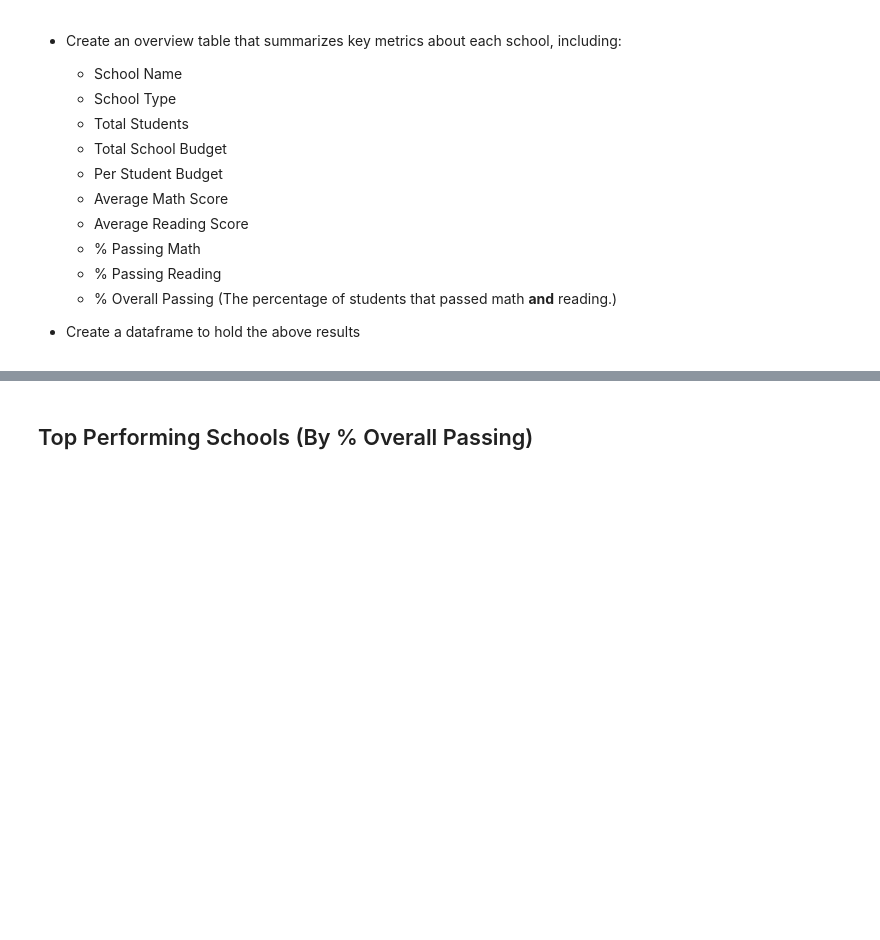
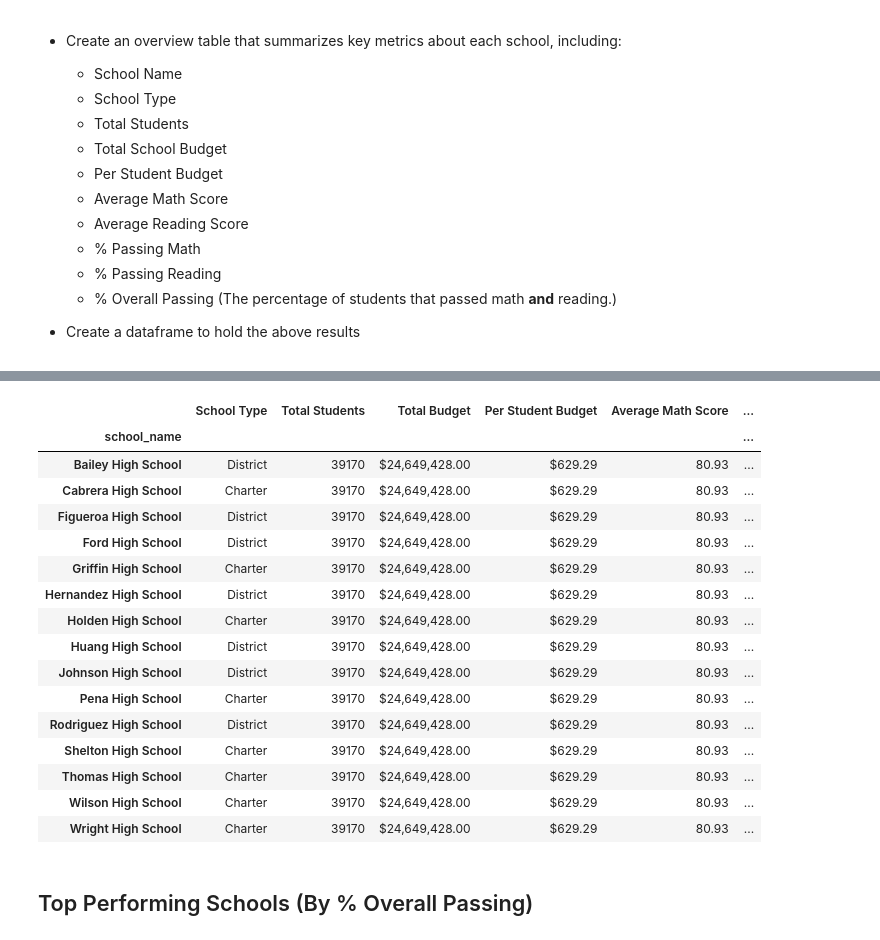
Before and after one commit to Noshaadahmed95/pandas-challenge, a Jupyter notebook: PyCitySchools_starter-checkpoint.ipynb, the cells around one changed output, grey strips where cells are left out. Drawn from its saved outputs; the diff is of its cells as text; code cells hidden in the pictures; blank space fills up the shorter version.

```diff
--- a/PyCitySchools_starter-checkpoint.ipynb
+++ b/PyCitySchools_starter-checkpoint.ipynb
@@ -97,3 +87,69 @@ pd.DataFrame(summary_dict)
+# %%
+a = school_data_complete.groupby(['school_name']).first()
+
+reading_score_average = a['reading_score'].mean()
+reading_score_average
+
+math_score_average = a['math_score'].mean()
+math_score_average
+
+number_of_students
+
+student_budget = a['budget'].mean()/a['size'].mean()
+student_budget
+
+total_budget = number_of_students * student_budget
+total_budget
+
+a1 = school_data_complete.loc[school_data_complete['math_score'] >=70].groupby(['school_name']).size()
+percenatge_passed_in_maths = a1/number_of_students*100
+
+a2 = school_data_complete.loc[school_data_complete['reading_score'] >=70].groupby(['school_name']).size()
+percenatge_passed_in_reading = a2/number_of_students*100
+
+a3 = school_data_complete.loc[(school_data_complete['math_score'] >=70) & (school_data_complete['reading_score'] >=70)].groupby(['school_name']).size()
+percenatge_passed_overall = a3/number_of_students*100
+
+summary = pd.DataFrame({'School Type': a['type'],
+                        'Total Students': number_of_students,
+                        'Total Budget' : total_budget,
+                       'Per Student Budget' : student_budget,
+                       'Average Math Score' : math_score_average,
+                       'Average Reading Score' : reading_score_average,
+                        '% Passing Math' : percenatge_passed_in_maths,
+                        '% Passing Reading' : percenatge_passed_in_reading,
+                        '% Overall Passing' : percenatge_passed_overall,
+                       })
+
+copy_of_summary = summary.copy()
+copy_of_summary['Total Budget'] = copy_of_summary['Total Budget'].map("${:,.2f}".format)
+copy_of_summary['Per Student Budget'] = copy_of_summary['Per Student Budget'].map("${:,.2f}".format)
+
+copy_of_summary['Average Math Score'] = copy_of_summary['Average Math Score'].map("{:,.2f}".format)
+copy_of_summary['Average Reading Score'] = copy_of_summary['Average Reading Score'].map("{:,.2f}".format)
+copy_of_summary['% Passing Math'] = copy_of_summary['% Passing Math'].map("{:,.2f}%".format)
+copy_of_summary['% Passing Reading'] = copy_of_summary['% Passing Reading'].map("{:,.2f}%".format)
+copy_of_summary['% Overall Passing'] = copy_of_summary['% Overall Passing'].map("{:,.2f}%".format)
+
+copy_of_summary
+# %% [output]
+|  | School Type | Total Students | Total Budget | Per Student Budget | Average Math Score | ... |
+| school_name |  |  |  |  |  | ... |
+| Bailey High School | District | 39170 | $24,649,428.00 | $629.29 | 80.93 | ... |
+| Cabrera High School | Charter | 39170 | $24,649,428.00 | $629.29 | 80.93 | ... |
+| Figueroa High School | District | 39170 | $24,649,428.00 | $629.29 | 80.93 | ... |
+| Ford High School | District | 39170 | $24,649,428.00 | $629.29 | 80.93 | ... |
+| Griffin High School | Charter | 39170 | $24,649,428.00 | $629.29 | 80.93 | ... |
+| Hernandez High School | District | 39170 | $24,649,428.00 | $629.29 | 80.93 | ... |
+| Holden High School | Charter | 39170 | $24,649,428.00 | $629.29 | 80.93 | ... |
+| Huang High School | District | 39170 | $24,649,428.00 | $629.29 | 80.93 | ... |
+| Johnson High School | District | 39170 | $24,649,428.00 | $629.29 | 80.93 | ... |
+| Pena High School | Charter | 39170 | $24,649,428.00 | $629.29 | 80.93 | ... |
+| Rodriguez High School | District | 39170 | $24,649,428.00 | $629.29 | 80.93 | ... |
+| Shelton High School | Charter | 39170 | $24,649,428.00 | $629.29 | 80.93 | ... |
+| Thomas High School | Charter | 39170 | $24,649,428.00 | $629.29 | 80.93 | ... |
+| Wilson High School | Charter | 39170 | $24,649,428.00 | $629.29 | 80.93 | ... |
+| Wright High School | Charter | 39170 | $24,649,428.00 | $629.29 | 80.93 | ... |
 # %% [markdown]
 ## Top Performing Schools (By % Overall Passing)
 # %% [markdown]
```
Also changed, not shown: parts of 11 cells of this notebook.
